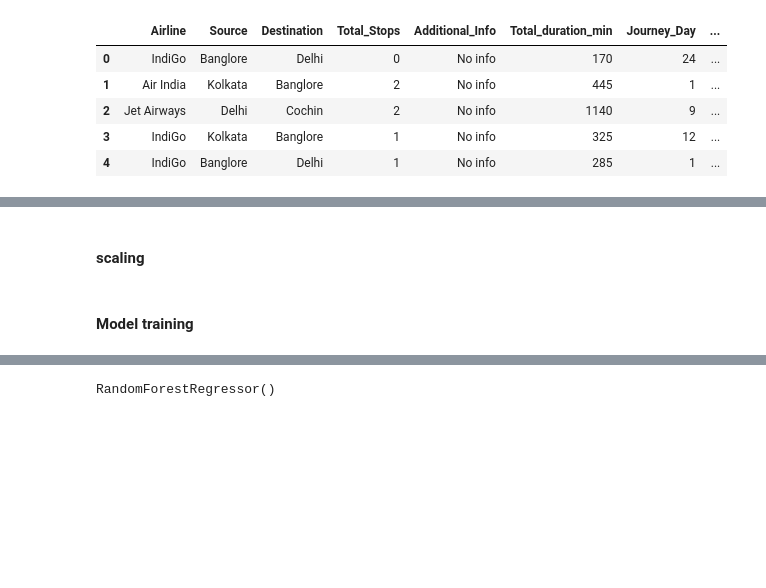
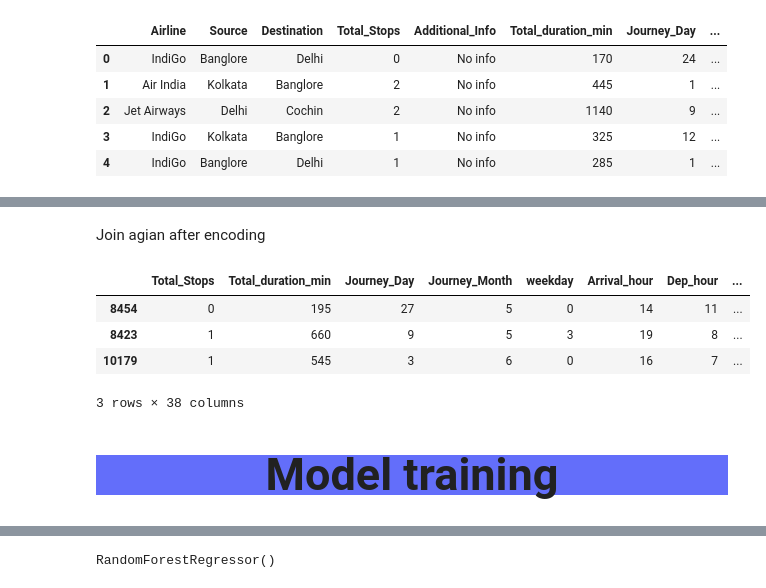
Before and after one commit to vijaybirju/Kaggle-notebook, a Jupyter notebook: flight-2.ipynb, the cells around one changed output, grey strips where cells are left out. Saved outputs shown, nothing was run; the diff lists cells and outputs as text; code cells hidden in the pictures; blank space fills up the shorter version.

```diff
--- a/flight-2.ipynb
+++ b/flight-2.ipynb
@@ -621,15 +643,27 @@ encoder = OneHotEncoder(sparse=False, handle_unknown='ignore').fit(X_train[categ
 encoded_cols = list(encoder.get_feature_names(categorical_cols))
 X_train[encoded_cols] = encoder.transform(X_train[categorical_cols])
 X_test[encoded_cols] = encoder.transform(X_test[categorical_cols])
-# %% [markdown]
-#### scaling
+# %% [markdown]
+Join agian after encoding
 # %%
 numeric_cols = ['Total_Stops','Total_duration_min','Journey_Day','Journey_Month', 'weekday', 'Arrival_hour', 'Dep_hour']
 # %%
 X_train = X_train[numeric_cols + encoded_cols]
 X_test = X_test[numeric_cols + encoded_cols]
-# %% [markdown]
-#### Model training
+# %%
+X_train.head(3)
+# %% [output]
+|  | Total_Stops | Total_duration_min | Journey_Day | Journey_Month | weekday | Arrival_hour | Dep_hour | ... |
+| 8454 | 0 | 195 | 27 | 5 | 0 | 14 | 11 | ... |
+| 8423 | 1 | 660 | 9 | 5 | 3 | 19 | 8 | ... |
+| 10179 | 1 | 545 | 3 | 6 | 0 | 16 | 7 | ... |
+3 rows × 38 columns
+# %% [markdown]
+
+<b style="background-color: #636efa;">
+   <h1 style="background-color:#636efa;font-size:300%;text-align:center;" > Model training
+ </h1>
+</b>
 # %%
 from xgboost import XGBRegressor
 # %%
```
Also changed, not shown: parts of 30 cells of this notebook.
